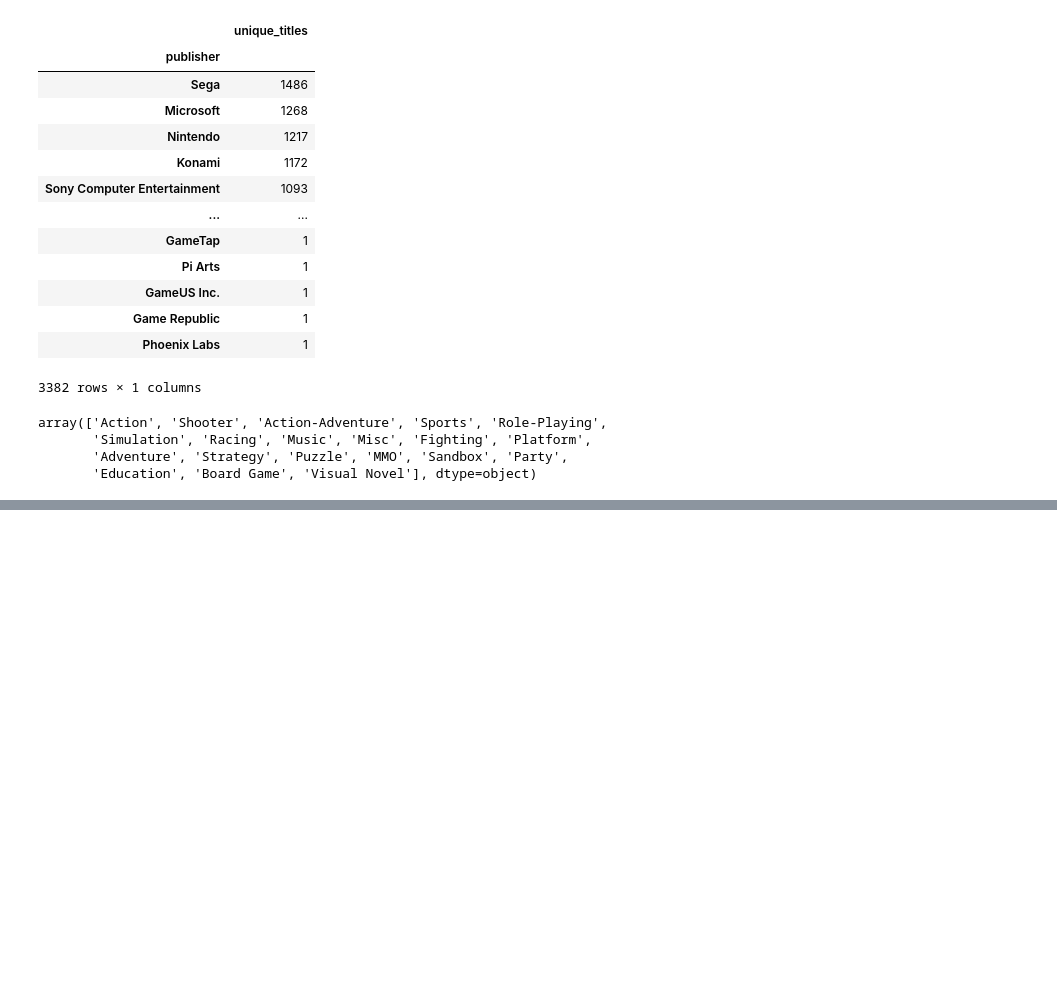
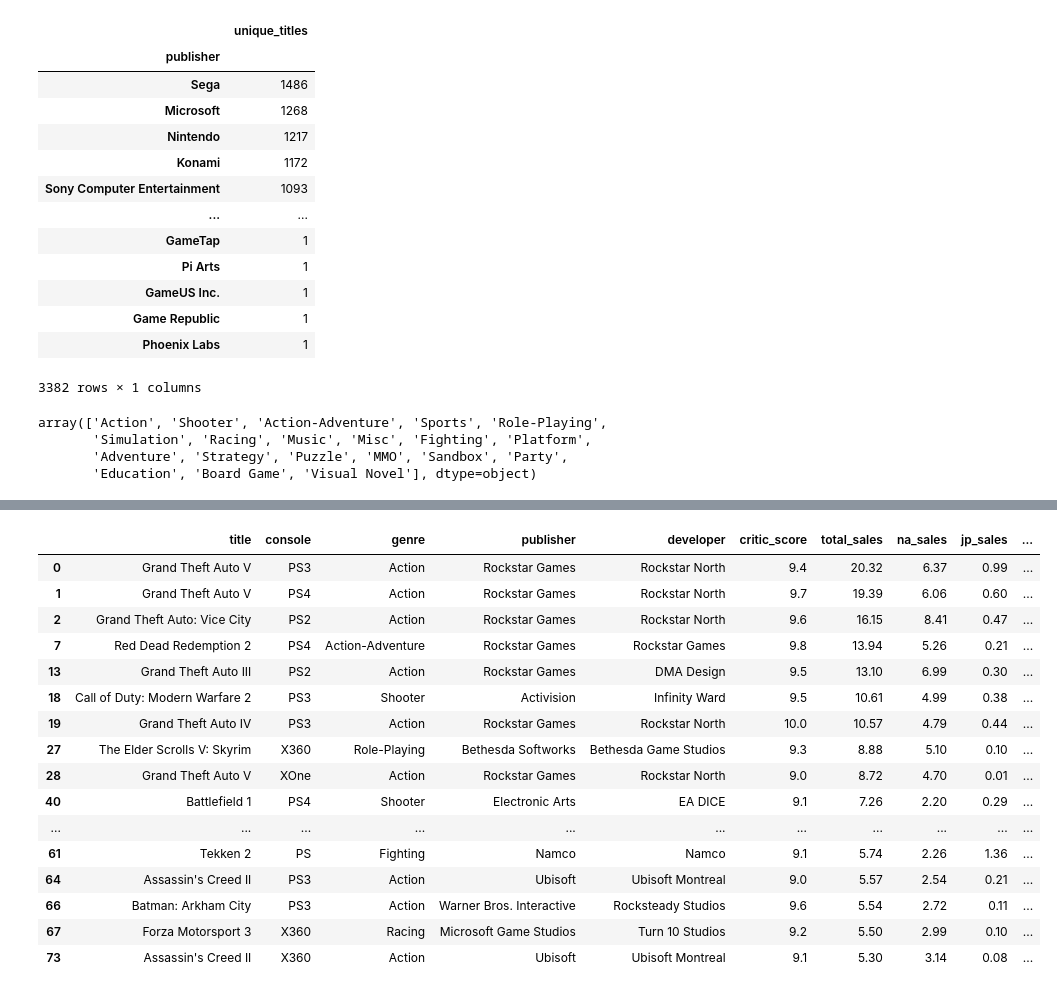
Before and after one commit to smartestnerdfromtown/Video-Game-Sales-Analysis, a Jupyter notebook: analysis.ipynb, the cells around one changed output, grey strips where cells are left out. Cells and saved outputs as stored; diff of their text form; code cells hidden in the pictures; blank space fills up the shorter version.

Commit message:
Ranking, perfect storm et.

```diff
--- a/analysis.ipynb
+++ b/analysis.ipynb
@@ -216,0 +266,41 @@ The Total sales of Role-Playing games in Japan: 130.56
+# %%
+"""
+The Perfect Storm
+- The critic_score is greater than 9.0.
+- The total_sales are greater than 5 million.
+- No single region (na_sales, jp_sales, pal_sales, other_sales)
+    accounts for more than 60% of the total_sales.
+"""
+
+perfect_storm = df[
+    (df['critic_score'] >= 9.0)
+    &
+    (df['total_sales'] >= 5)
+    &
+    (df['jp_sales'] <= df['total_sales'] * 0.6)
+    &
+    (df['na_sales'] <= df['total_sales'] * 0.6)
+    &
+    (df['pal_sales'] <= df['total_sales'] * 0.6)
+    &
+    (df['other_sales'] <= df['total_sales'] * 0.6)
+]
+perfect_storm
+# %% [output]
+|  | title | console | genre | publisher | developer | critic_score | total_sales | na_sales | jp_sales | ... |
+| 0 | Grand Theft Auto V | PS3 | Action | Rockstar Games | Rockstar North | 9.4 | 20.32 | 6.37 | 0.99 | ... |
+| 1 | Grand Theft Auto V | PS4 | Action | Rockstar Games | Rockstar North | 9.7 | 19.39 | 6.06 | 0.60 | ... |
+| 2 | Grand Theft Auto: Vice City | PS2 | Action | Rockstar Games | Rockstar North | 9.6 | 16.15 | 8.41 | 0.47 | ... |
+| 7 | Red Dead Redemption 2 | PS4 | Action-Adventure | Rockstar Games | Rockstar Games | 9.8 | 13.94 | 5.26 | 0.21 | ... |
+| 13 | Grand Theft Auto III | PS2 | Action | Rockstar Games | DMA Design | 9.5 | 13.10 | 6.99 | 0.30 | ... |
+| 18 | Call of Duty: Modern Warfare 2 | PS3 | Shooter | Activision | Infinity Ward | 9.5 | 10.61 | 4.99 | 0.38 | ... |
+| 19 | Grand Theft Auto IV | PS3 | Action | Rockstar Games | Rockstar North | 10.0 | 10.57 | 4.79 | 0.44 | ... |
+| 27 | The Elder Scrolls V: Skyrim | X360 | Role-Playing | Bethesda Softworks | Bethesda Game Studios | 9.3 | 8.88 | 5.10 | 0.10 | ... |
+| 28 | Grand Theft Auto V | XOne | Action | Rockstar Games | Rockstar North | 9.0 | 8.72 | 4.70 | 0.01 | ... |
+| 40 | Battlefield 1 | PS4 | Shooter | Electronic Arts | EA DICE | 9.1 | 7.26 | 2.20 | 0.29 | ... |
+| ... | ... | ... | ... | ... | ... | ... | ... | ... | ... | ... |
+| 61 | Tekken 2 | PS | Fighting | Namco | Namco | 9.1 | 5.74 | 2.26 | 1.36 | ... |
+| 64 | Assassin's Creed II | PS3 | Action | Ubisoft | Ubisoft Montreal | 9.0 | 5.57 | 2.54 | 0.21 | ... |
+| 66 | Batman: Arkham City | PS3 | Action | Warner Bros. Interactive | Rocksteady Studios | 9.6 | 5.54 | 2.72 | 0.11 | ... |
+| 67 | Forza Motorsport 3 | X360 | Racing | Microsoft Game Studios | Turn 10 Studios | 9.2 | 5.50 | 2.99 | 0.10 | ... |
+| 73 | Assassin's Creed II | X360 | Action | Ubisoft | Ubisoft Montreal | 9.1 | 5.30 | 3.14 | 0.08 | ... |
```
Also changed, not shown: parts of 4 cells of this notebook.
